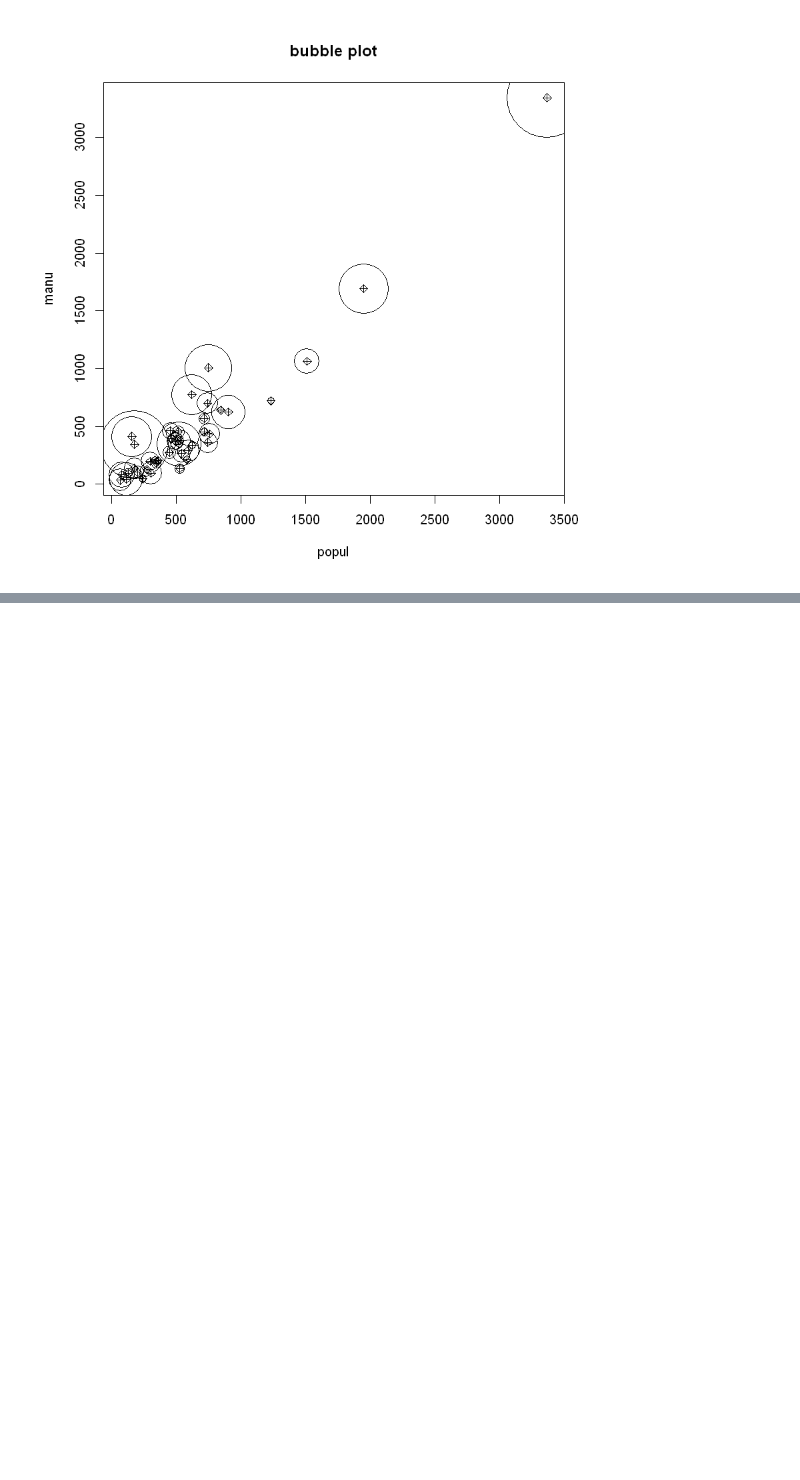
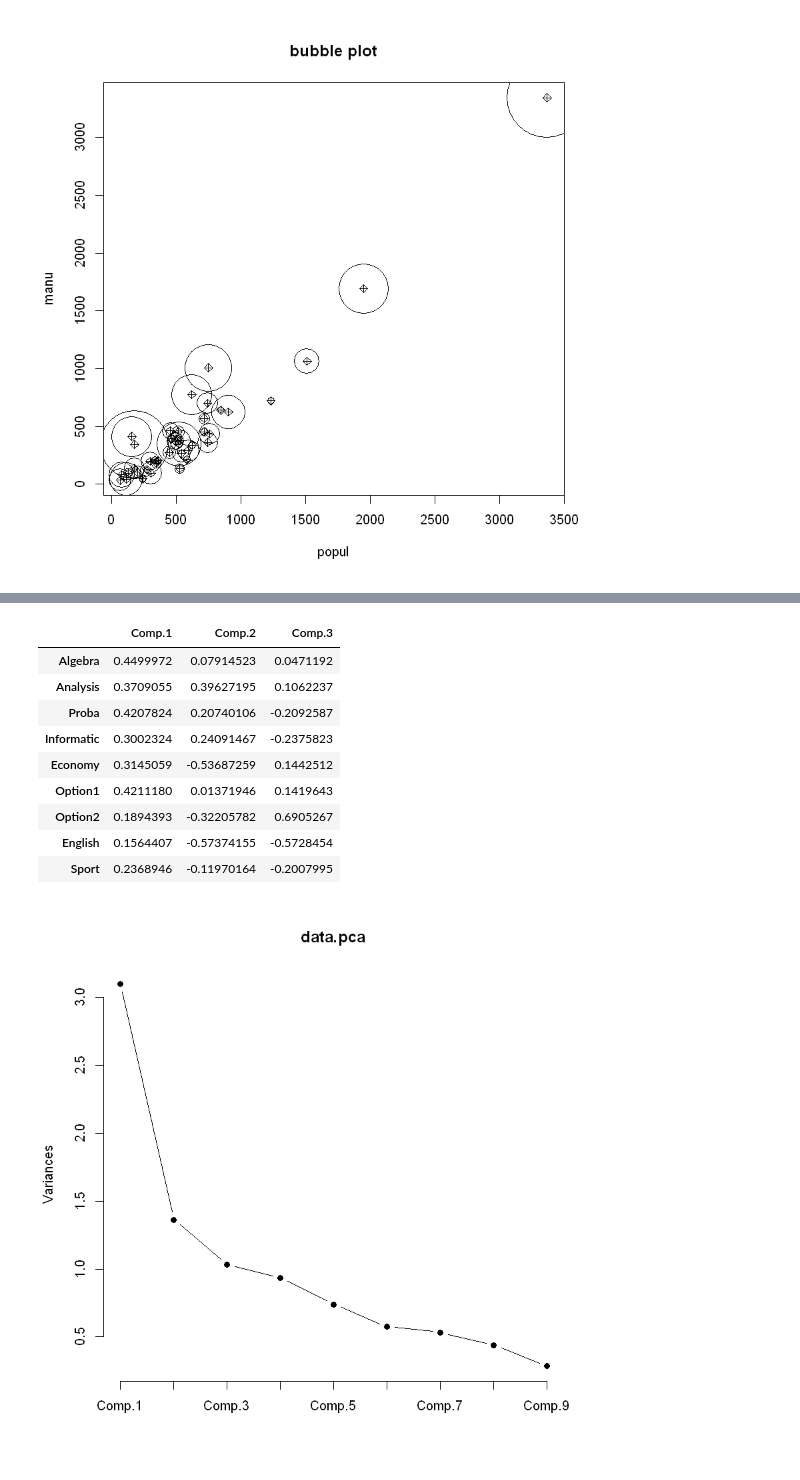
Before and after one commit to yjystyle/knou, a Jupyter notebook: HOMEWORK/다변량분석.ipynb, the cells around one changed output, grey strips where cells are left out. Cells and saved outputs as stored; diff of their text form; code cells hidden in the pictures; blank space fills up the shorter version.

```diff
--- a/HOMEWORK/다변량분석.ipynb
+++ b/HOMEWORK/다변량분석.ipynb
@@ -77,0 +94,3 @@ title("bubble plot")
+# %%
+data<-deug$tab
+data
@@ -77,0 +137,3 @@ title("bubble plot")
+# %%
+data.pca = princomp(data, cor=T, scores=T)
+data.pca
@@ -77,0 +213,4 @@ title("bubble plot")
+# %%
+library(stats)
+data.pca = princomp(data, cor=F, scores=T)
+data.pca
@@ -77,0 +240,15 @@ title("bubble plot")
+# %%
+screeplot(data.pca, type="lines", pch=19)
+data.pca$loadings[,1:3]
+# %% [output]
+|  | Comp.1 | Comp.2 | Comp.3 |
+| Algebra | 0.4499972 | 0.07914523 | 0.0471192 |
+| Analysis | 0.3709055 | 0.39627195 | 0.1062237 |
+| Proba | 0.4207824 | 0.20740106 | -0.2092587 |
+| Informatic | 0.3002324 | 0.24091467 | -0.2375823 |
+| Economy | 0.3145059 | -0.53687259 | 0.1442512 |
+| Option1 | 0.4211180 | 0.01371946 | 0.1419643 |
+| Option2 | 0.1894393 | -0.32205782 | 0.6905267 |
+| English | 0.1564407 | -0.57374155 | -0.5728454 |
+| Sport | 0.2368946 | -0.11970164 | -0.2007995 |
+[figure, added]
```
Also changed, not shown: parts of 28 cells of this notebook, 56 other files.
